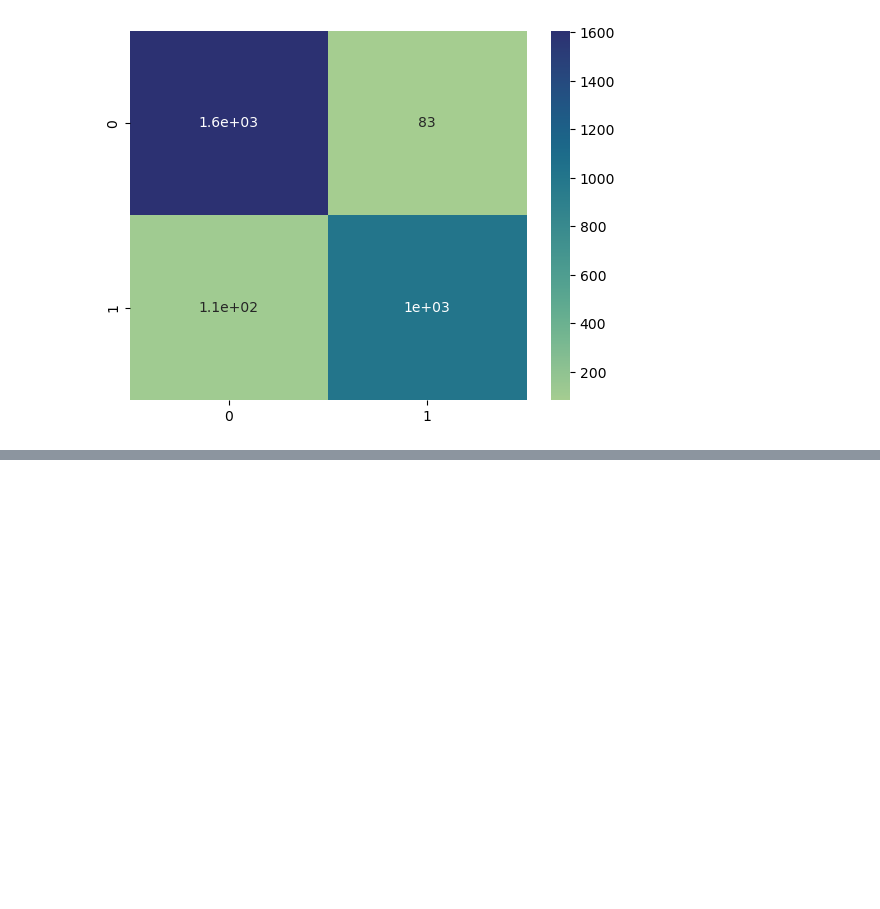
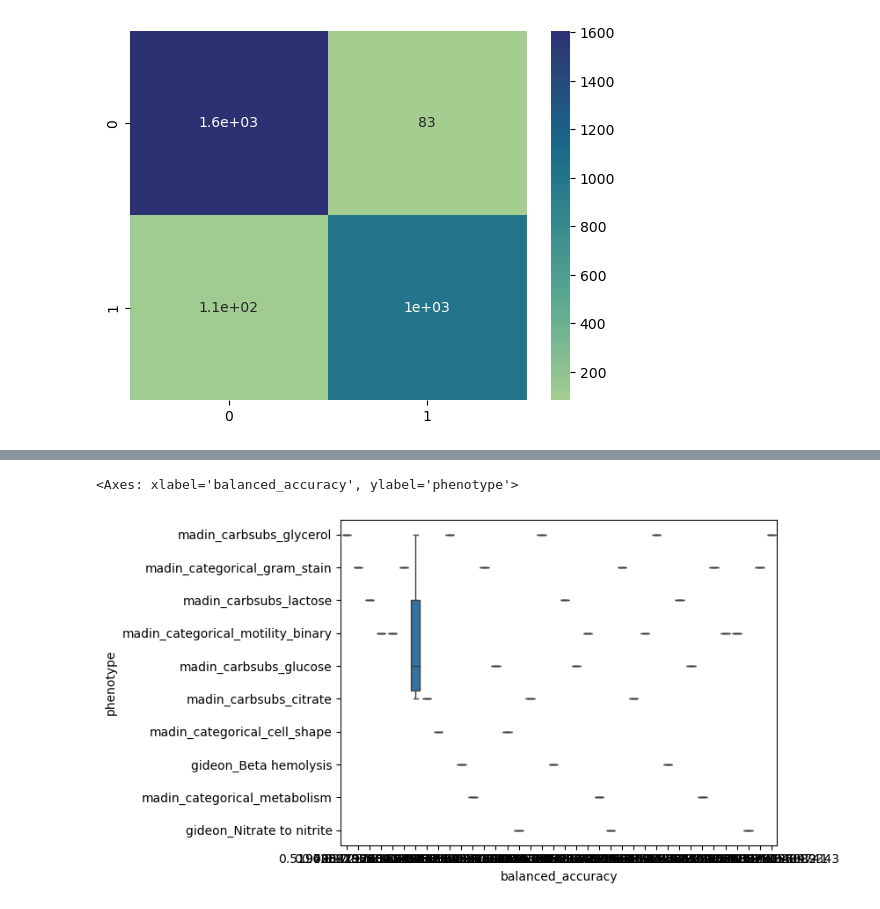
Before and after one commit to TorbjornBak/ML-bacterial-phenotyping, a Jupyter notebook: notebooks/plot_results.ipynb, the cells around one changed output, grey strips where cells are left out. Drawn from its saved outputs; the diff is of its cells as text; code cells hidden in the pictures; blank space fills up the shorter version.

```diff
--- a/notebooks/plot_results.ipynb
+++ b/notebooks/plot_results.ipynb
@@ -431,0 +289,4 @@ KeyError: 'Y'
+# %%
+path = "../results/bacformer_phenotypic_trait_prediction"
+df = pd.concat((read_series_csv(path) for path in get_files(path)))
+df[""]
@@ -431,0 +316,5 @@ KeyError: 'Y'
+# %%
+sns.boxplot(data = df, x = "balanced_accuracy", y = "phenotype")
+# %% [output]
+<Axes: xlabel='balanced_accuracy', ylabel='phenotype'>
+[figure, added]
```
Also changed, not shown: parts of 15 cells of this notebook, 3 other files.
